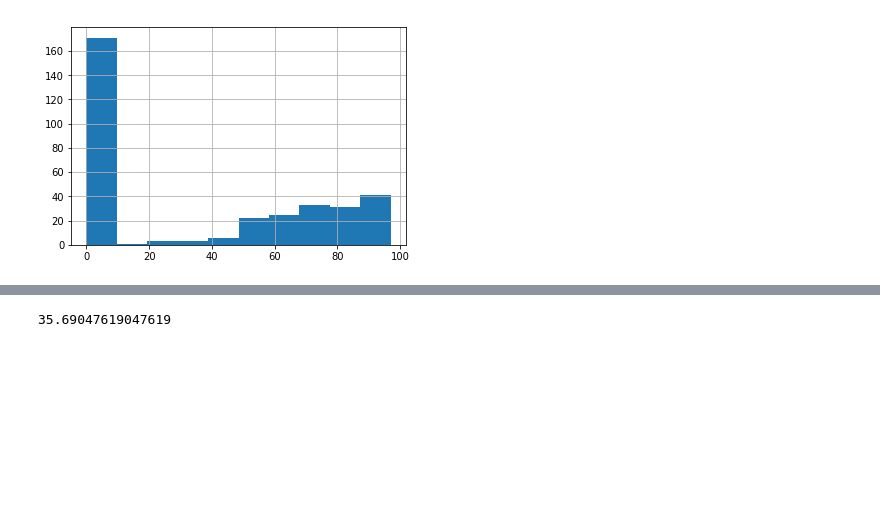
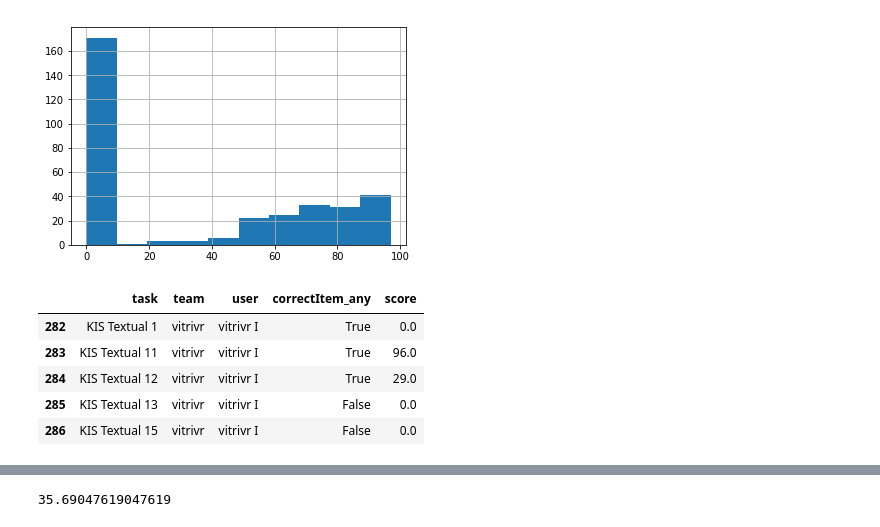
Before and after one commit to lucaro/siretVSvitrivr2020, a Jupyter notebook: StatSignEvaluation/StatEval.ipynb, the cells around one changed output, grey strips where cells are left out. Saved outputs shown, nothing was run; the diff lists cells and outputs as text; code cells hidden in the pictures; blank space fills up the shorter version.

```diff
--- a/StatSignEvaluation/StatEval.ipynb
+++ b/StatSignEvaluation/StatEval.ipynb
@@ -602,3 +577,12 @@ vitrivr_dataScore.score.hist()
 # %% [output]
 <matplotlib.axes._subplots.AxesSubplot at 0x...>
 [figure]
+# %%
+vitrivr_dataScore.head()
+# %% [output]
+|  | task | team | user | correctItem_any | score |
+| 282 | KIS Textual 1 | vitrivr | vitrivr I | True | 0.0 |
+| 283 | KIS Textual 11 | vitrivr | vitrivr I | True | 96.0 |
+| 284 | KIS Textual 12 | vitrivr | vitrivr I | True | 29.0 |
+| 285 | KIS Textual 13 | vitrivr | vitrivr I | False | 0.0 |
+| 286 | KIS Textual 15 | vitrivr | vitrivr I | False | 0.0 |
```
Also changed, not shown: parts of 25 cells of this notebook.
